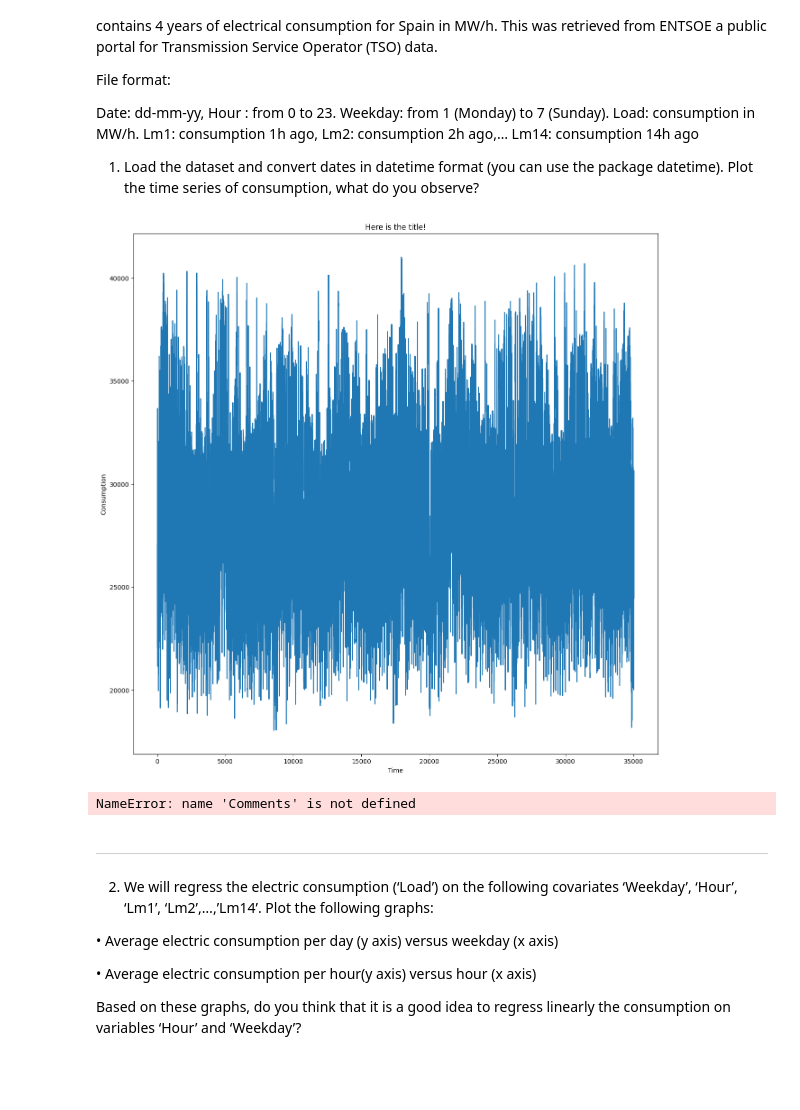
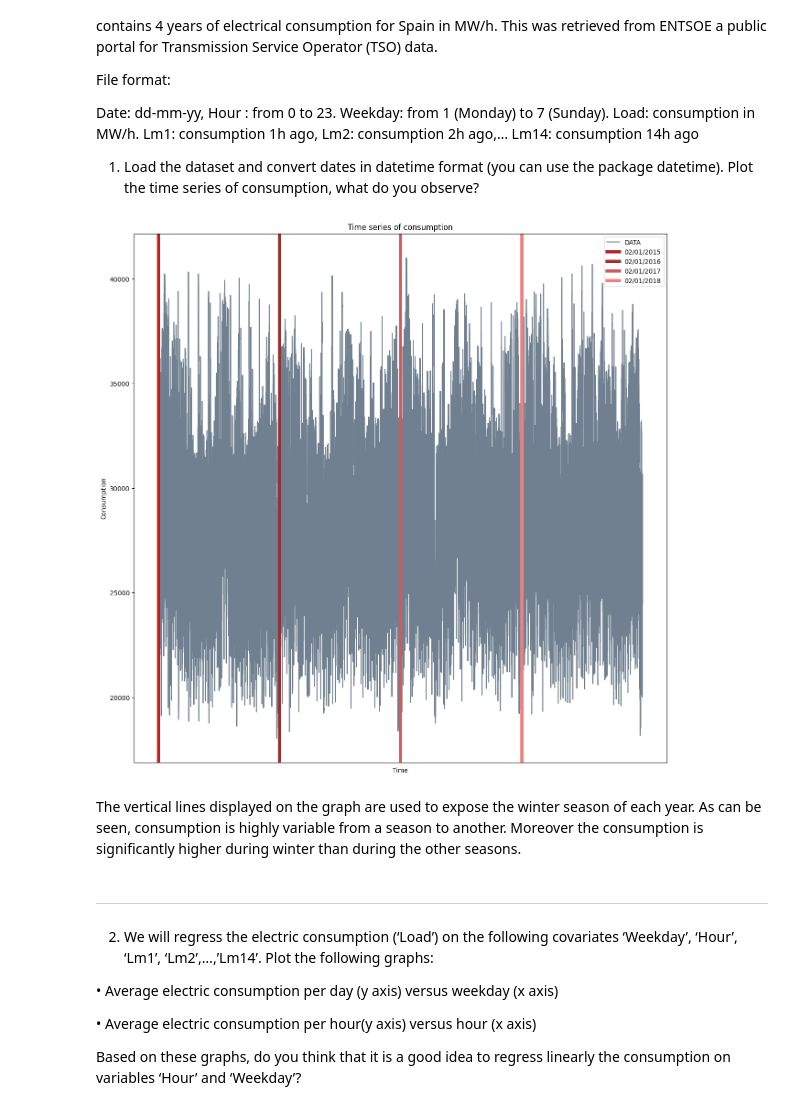
Before and after one commit to clem119/Hackathons, a Jupyter notebook: H2/hackathon2_without_code.ipynb, the cells around one changed output. Cells and saved outputs as stored; diff of their text form; code cells hidden in the pictures; blank space fills up the shorter version.

```diff
--- a/H2/hackathon2_without_code.ipynb
+++ b/H2/hackathon2_without_code.ipynb
@@ -100,13 +104,12 @@ ii. Analyze the t-statistics and p-values of each coefficient of regression.
 
 Are all coefficients significant at 95%? Use the library statsmodels.api. The function OLS accepts pandas dataframe (use .drop() to remove columns).
 # %%
-df = pd.read_csv("Data_heating_cooling.csv")
-Y = df["Cooling_Load"]
+Y = df1["Cooling_Load"]
 
-Orientation = df["Orientation"]
+Orientation = df1["Orientation"]
 OrientationDummies = pd.get_dummies(Orientation, prefix="O", drop_first=True)
 
-GAD = df["Glazing_Area_Distribution"]
+GAD = df1["Glazing_Area_Distribution"]
 GADDUmmies = pd.get_dummies(GAD, prefix="GAD", drop_first=True)
 
 #We drop the "Surface_Area" because it is a linear combination of the "Wall_Area" and "Roof_Area" columns
@@ -118,7 +121,7 @@ GADDUmmies = pd.get_dummies(GAD, prefix="GAD", drop_first=True)
 
 #the GAD_1, GAD_2, GAD_3, GAD_4, GAD_5 columns are the dummy variables for the "Glazing_Area_Distribution" column
 #note that GAD_0 = 1 when GAD_1 = GAD_2 = GAD_3 = GAD_4 = GAD_5 = 0
-X = df.drop(["Surface_Area", "Orientation", "Glazing_Area_Distribution", "Heating_Load", "Cooling_Load"], axis=1)
+X = df1.drop(["Surface_Area", "Orientation", "Glazing_Area_Distribution", "Heating_Load", "Cooling_Load"], axis=1)
 X.insert(0, "Intercept", np.ones(len(X)), True)
 X = X.join(OrientationDummies)
 X= X.join(GADDUmmies)
@@ -269,24 +268,44 @@ Date: dd-mm-yy, Hour : from 0 to 23. Weekday: from 1 (Monday)  to 7 (Sunday). Lo
 # %%
 df2 = pd.read_csv("Data_energy_load.csv", sep=";")
 
-df2["Date"] = pd.to_datetime(df2["Date"])
-
-#C'est juste les loads en fonction du temps
+#convert string format to datetime format
+df2["Date"] = pd.to_datetime(df2["Date"]).to_numpy()
 LOAD_DATA = np.array(df2["Load"])
 
+#plot
+fig, ax = plt.subplots(figsize=(15, 15))
 
-fig, ax = plt.subplots(figsize=(15, 15))
-plt.plot([i for i in range(len(df2["Date"]))], LOAD_DATA)
-plt.title("Here is the title!")
+plt.plot([i for i in range(len(df2["Date"]))], LOAD_DATA, color="slategrey")
 plt.xlabel("Time")
 plt.ylabel("Consumption")
+
+colors = [
+    "firebrick",
+    "brown",
+    "indianred",
+    "lightcoral"
+]
+for i in range(4):
+    plt.axvline(x = i*8760,
+    color = colors[i],
+    linewidth=5
+    )
+
+
+ax.legend([
+    "DATA",
+    "02/01/2015",
+    "02/01/2016",
+    "02/01/2017",
+    "02/01/2018"
+    ])
+ax.set_xticks([])
+plt.title("Time series of consumption")
 plt.show()
 # %% [output]
-[figure, old version]
+[figure, new version]
-# %%
-Comments
-# %% [output]
-NameError: name 'Comments' is not defined
+# %% [markdown]
+The vertical lines displayed on the graph are used to expose the winter season of each year. As can be seen, consumption is highly variable from a season to another. Moreover the consumption is significantly higher during winter than during the other seasons.
 # %% [markdown]
 ---
 2) We will regress the electric consumption (‘Load’) on the following covariates ‘Weekday’, ‘Hour’, ‘Lm1’, ‘Lm2’,…,’Lm14’. Plot the following graphs:
```
Also changed, not shown: parts of 7 cells of this notebook, 2 other files.
